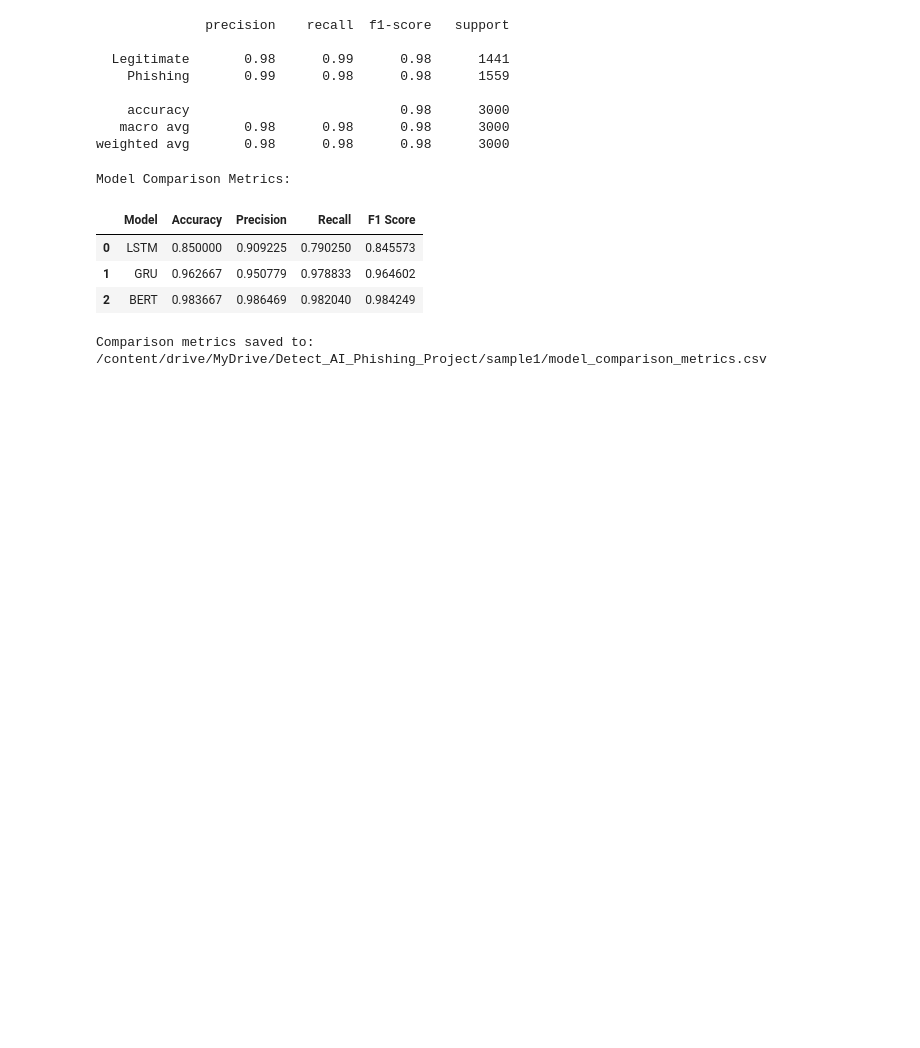
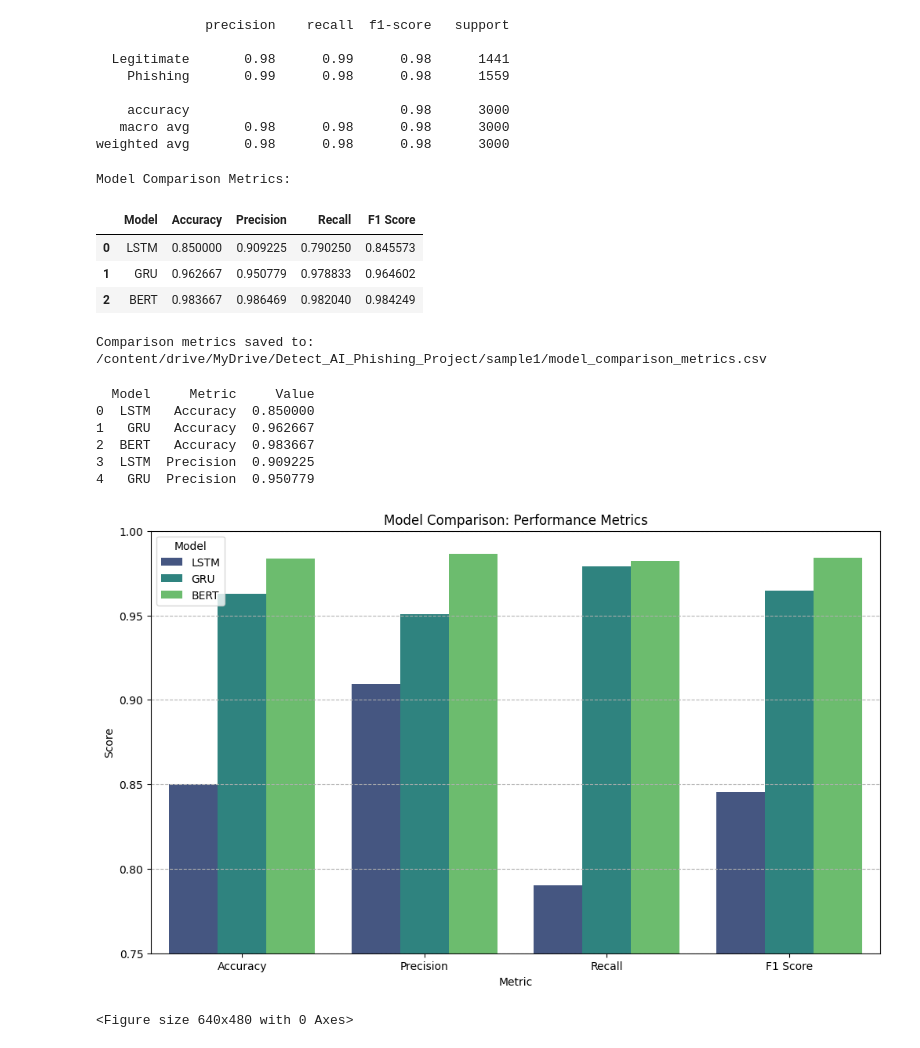
Before and after one commit to kushalshah0/colab_tools, a Jupyter notebook: ai-generated-phishing-emails-detection.ipynb, the cells around one changed output. Drawn from its saved outputs; the diff is of its cells as text; code cells hidden in the pictures; blank space fills up the shorter version.

```diff
--- a/ai-generated-phishing-emails-detection.ipynb
+++ b/ai-generated-phishing-emails-detection.ipynb
@@ -820,3 +820,28 @@ results_df.to_csv(metrics_path, index=False)
 print("Comparison metrics saved to:", metrics_path)
 # %% [output]
 Comparison metrics saved to: /content/drive/MyDrive/Detect_AI_Phishing_Project/sample1/model_comparison_metrics.csv
+# %%
+melted_results_df = pd.melt(results_df, id_vars=['Model'], var_name='Metric', value_name='Value')
+
+print(melted_results_df.head())
+# %% [output]
+  Model     Metric     Value
+0  LSTM   Accuracy  0.850000
+1   GRU   Accuracy  0.962667
+2  BERT   Accuracy  0.983667
+3  LSTM  Precision  0.909225
+4   GRU  Precision  0.950779
+# %%
+plt.figure(figsize=(12, 7))
+sns.barplot(x='Metric', y='Value', hue='Model', data=melted_results_df, palette='viridis')
+plt.title('Model Comparison: Performance Metrics')
+plt.xlabel('Metric')
+plt.ylabel('Score')
+plt.ylim(0.75, 1.0) # Set y-axis limit for better comparison of high scores
+plt.legend(title='Model')
+plt.grid(axis='y', linestyle='--')
+plt.show()
+plt.savefig(f"{BASE_DIR}/{SAMPLE_NAME}/model_comparison_metrics.png")
+# %% [output]
+[figure, added]
+<Figure size 640x480 with 0 Axes>
```
Also changed, not shown: parts of 3 cells of this notebook.
